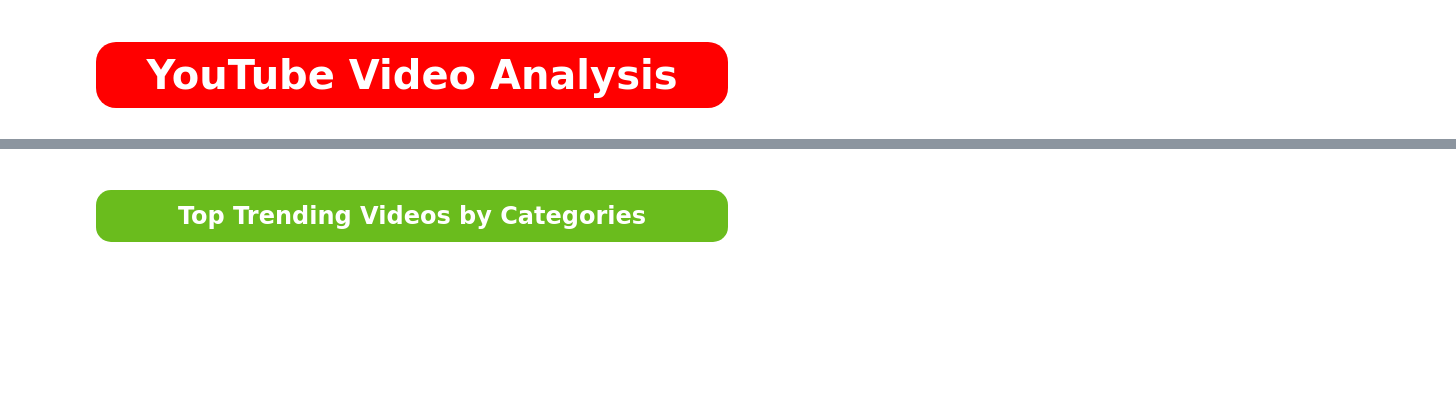
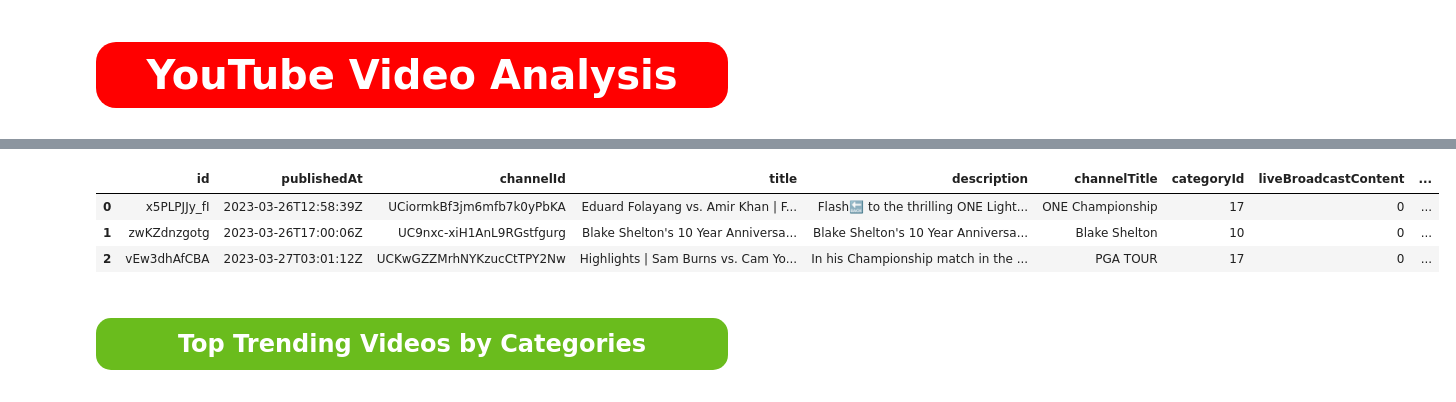
Before and after one commit to jhmarkkk/Youtube_Analysis, a Jupyter notebook: C.ipynb, the cells around one changed output, grey strips where cells are left out. Saved outputs shown, nothing was run; the diff lists cells and outputs as text; code cells hidden in the pictures; blank space fills up the shorter version.

```diff
--- a/C.ipynb
+++ b/C.ipynb
@@ -60,4 +91,11 @@ Trending         int64
 dtype: object
+# %%
+data.head(3)
+# %% [output]
+|  | id | publishedAt | channelId | title | description | channelTitle | categoryId | liveBroadcastContent | ... |
+| 0 | x5PLPJJy_fI | 2023-03-26T12:58:39Z | UCiormkBf3jm6mfb7k0yPbKA | Eduard Folayang vs. Amir Khan | F... | Flash🔙 to the thrilling ONE Light... | ONE Championship | 17 | 0 | ... |
+| 1 | zwKZdnzgotg | 2023-03-26T17:00:06Z | UC9nxc-xiH1AnL9RGstfgurg | Blake Shelton's 10 Year Anniversa... | Blake Shelton's 10 Year Anniversa... | Blake Shelton | 10 | 0 | ... |
+| 2 | vEw3dhAfCBA | 2023-03-27T03:01:12Z | UCKwGZZMrhNYKzucCtTPY2Nw | Highlights | Sam Burns vs. Cam Yo... | In his Championship match in the ... | PGA TOUR | 17 | 0 | ... |
 # %% [markdown]
 <div style = "color: Black;
               display: fill;
```
Also changed, not shown: parts of 69 cells of this notebook.
